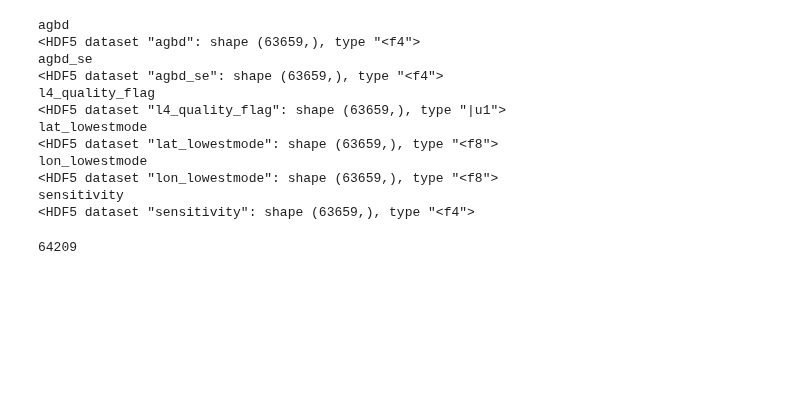
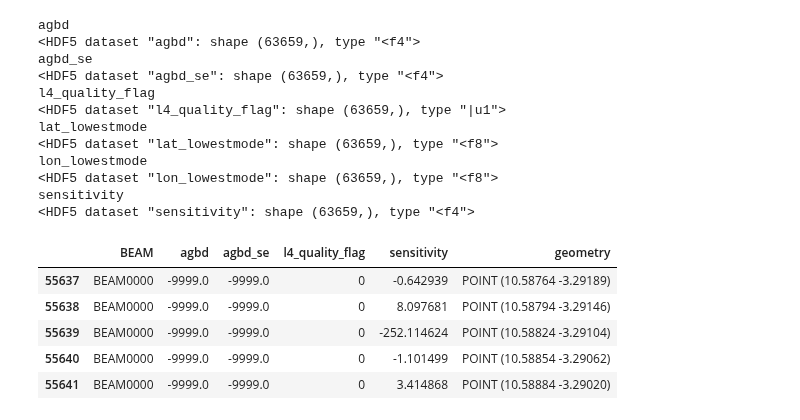
Before and after one commit to MAAP-Project/maap-documentation-examples, a Jupyter notebook: gedi-subset/subset.ipynb, the cells around one changed output. Cells and saved outputs as stored; diff of their text form; code cells hidden in the pictures; blank space fills up the shorter version.

```diff
--- a/gedi-subset/subset.ipynb
+++ b/gedi-subset/subset.ipynb
@@ -282,7 +284,18 @@ lon_lowestmode
 <HDF5 dataset "lon_lowestmode": shape (63659,), type "<f8">
 sensitivity
 <HDF5 dataset "sensitivity": shape (63659,), type "<f4">
-# %%
-test.shape[0]
-# %% [output]
-64209
+# %%
+#df.loc[:, ~df.columns.isin(['rebounds', 'assists'])]
+test.loc[:,~test.columns.isin(['lon_lowestmode', 'lat_lowestmode'])].columns
+
+test2 = gpd.GeoDataFrame(test.loc[:,~test.columns.isin(['lon_lowestmode', 'lat_lowestmode', 'geometry'])],
+                         geometry=gpd.points_from_xy(test.lon_lowestmode, test.lat_lowestmode))
+# %%
+test2.head()
+# %% [output]
+|  | BEAM | agbd | agbd_se | l4_quality_flag | sensitivity | geometry |
+| 55637 | BEAM0000 | -9999.0 | -9999.0 | 0 | -0.642939 | POINT (10.58764 -3.29189) |
+| 55638 | BEAM0000 | -9999.0 | -9999.0 | 0 | 8.097681 | POINT (10.58794 -3.29146) |
+| 55639 | BEAM0000 | -9999.0 | -9999.0 | 0 | -252.114624 | POINT (10.58824 -3.29104) |
+| 55640 | BEAM0000 | -9999.0 | -9999.0 | 0 | -1.101499 | POINT (10.58854 -3.29062) |
+| 55641 | BEAM0000 | -9999.0 | -9999.0 | 0 | 3.414868 | POINT (10.58884 -3.29020) |
```
Also changed, not shown: parts of 4 cells of this notebook.
